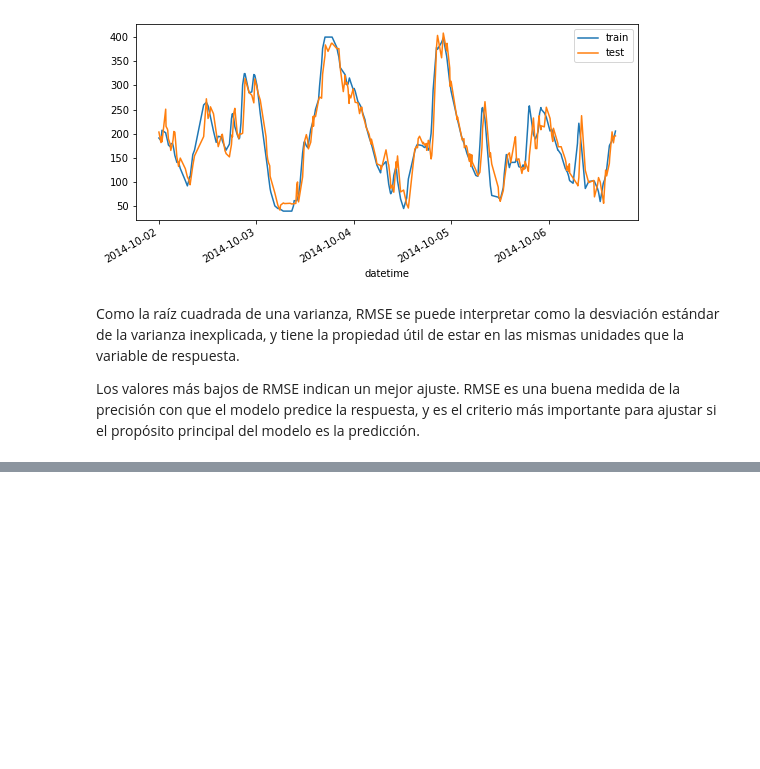
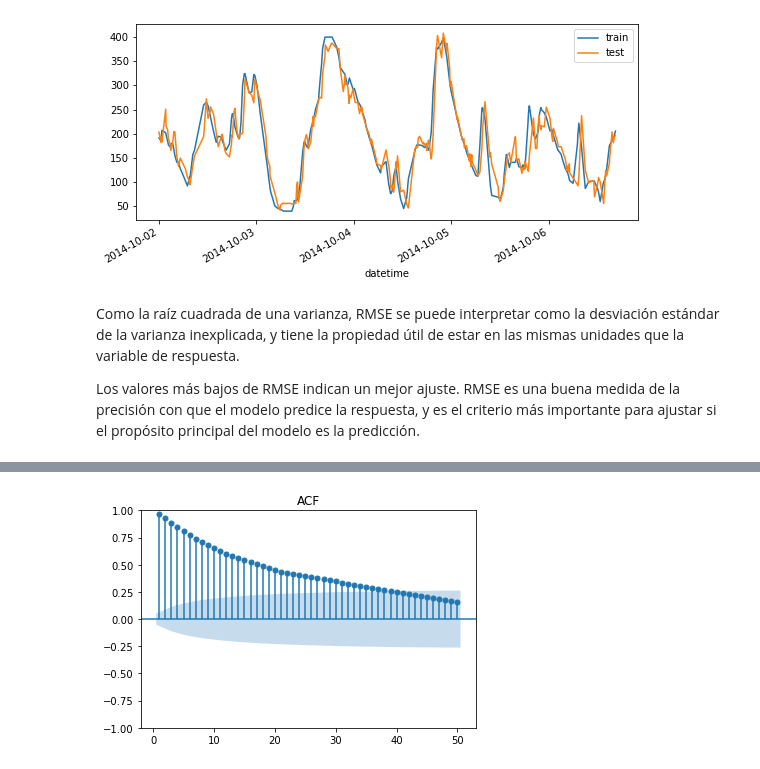
Before and after one commit to EstherMF11/TFM, a Jupyter notebook: glucose.ipynb, the cells around one changed output, grey strips where cells are left out. Cells and saved outputs as stored; diff of their text form; code cells hidden in the pictures; blank space fills up the shorter version.

Commit message:
hipoglucemia

```diff
--- a/glucose.ipynb
+++ b/glucose.ipynb
@@ -447,3 +447,10 @@ ax.legend();
 Como la raíz cuadrada de una varianza, RMSE se puede interpretar como la desviación estándar de la varianza inexplicada, y tiene la propiedad útil de estar en las mismas unidades que la variable de respuesta.
 
 Los valores más bajos de RMSE indican un mejor ajuste. RMSE es una buena medida de la precisión con que el modelo predice la respuesta, y es el criterio más importante para ajustar si el propósito principal del modelo es la predicción.
+# %%
+df_p = p1.set_index('datetime')
+df_p = df_p.asfreq(freq='5min', method="bfill")
+df_p['hipoglucemia'] = [0 if i<=70 else 1 for i in df_p.glucose]
+df_p = df_p[['hipoglucemia']]
+df_p = df_p.sort_index()
+df_p
@@ -449,0 +472,7 @@ Los valores más bajos de RMSE indican un mejor ajuste. RMSE es una buena medida
+# %%
+import statsmodels.graphics.tsaplots as sgt
+sgt.plot_acf(df_p, lags=50, zero=False)
+plt.title("ACF")
+plt.show()
+# %% [output]
+[figure, added]
```
Also changed, not shown: parts of 11 cells of this notebook.
